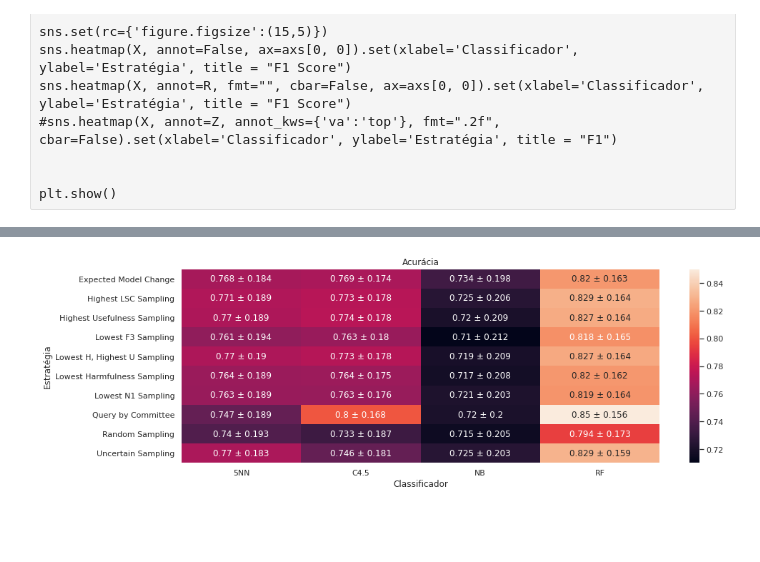
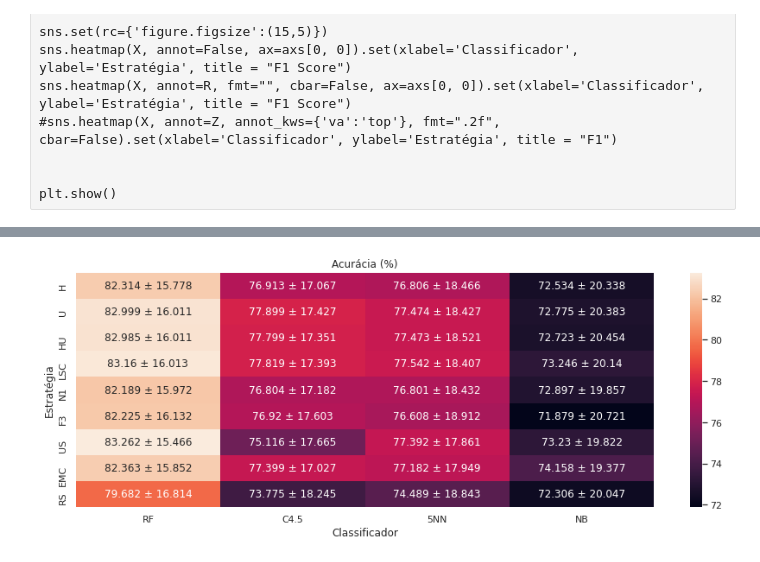
Before and after one commit to ahmoura/active_learning, a Jupyter notebook: ALIH/visualization/Viz output.ipynb, the cells around one changed output, grey strips where cells are left out. Cells and saved outputs as stored; diff of their text form; code cells hidden in the pictures; blank space fills up the shorter version.

```diff
--- a/ALIH/visualization/Viz output.ipynb
+++ b/ALIH/visualization/Viz output.ipynb
@@ -29,0 +56,2 @@ df_all = df_aux[(df_aux.dataset.isin(pyhard_datasets)) & (df_aux.strategy != "Lo
+# %%
+df_all = pd.read_csv("./compilation_values.csv")
@@ -43,4 +87,6 @@ Expected Model Change           25080
 Name: strategy, dtype: int64
+# %%
+df_all = df_all[df_all.strategy != 'QBC']
 # %%
 df_all.rename(columns={"package": "Pacote", "time_elapsed": "Tempo de execução", "classifier": "Classificador", "sample_size": "Tamanho da amostra", "strategy": "Estratégia","dataset": "Conjunto de dados", "accuracy_history": "Acurácia", "f1_history": "F1", "id_bag": "Index da bag", "cost": "Orçamento", "approach":"Abordagem"}).head(50)
 # %% [output]
@@ -213,5 +259,6 @@ _ = sns.lineplot(x="Orçamento", y="Acurácia", hue="Estratégia", style="Pacote
 # Plot the responses for different events and regions
 data = df_all[(df_all.classifier == "C4.5")].rename(columns={"package": "Pacote", "time_elapsed": "Tempo de execução", "classifier": "Classificador", "sample_size": "Tamanho da amostra", "strategy": "Estratégia","dataset": "Conjunto de dados", "accuracy_history": "Acurácia", "f1_history": "F1", "id_bag": "Index da bag", "cost": "Orçamento", "approach":"Abordagem"})
 sns.set(rc={'figure.figsize':(20,10)})
-_ = sns.lineplot(x="Orçamento", y="Acurácia", hue="Estratégia", style="Pacote", data = data, size=10).set(xlabel='Acurácia', ylabel='Estratégia', xticks = range(1,19), title = "Árvore de decisão (C4.5)")
+_ = sns.lineplot(x="Orçamento", y="Acurácia", hue="Estratégia", style="Pacote", data = data).set(xlabel='Acurácia', ylabel='Estratégia', xticks = range(1,19), title = "Árvore de decisão (C4.5)")
+sns.set_style('darkgrid', {'legend.frameon':True})
 # %% [output]
@@ -308,3 +461,16 @@ sns.heatmap(X, annot=R, fmt="", cbar=False, ax=axs[0, 0]).set(xlabel='Classifica
 
 
 plt.show()
+# %%
+X = pd.pivot_table(df_all, values='accuracy_history', index=['strategy'], columns='classifier')
+Y = pd.pivot_table(df_all.groupby(['strategy','classifier']).mean(), values='accuracy_history', index=['strategy'], columns='classifier')
+Z = pd.pivot_table(df_all.groupby(['strategy','classifier']).std(), values='accuracy_history', index=['strategy'], columns='classifier')
+
+R = Y[:]
+for col in Z.columns:
+    R[col] = Y[col].round(3).astype(str) + " ± " + Z[col].round(3).astype(str)
+
+sns.set(rc={'figure.figsize':(15,5)})
+sns.heatmap(X, annot=False).set(xlabel='Classificador', ylabel='Estratégia', title = "Acurácia (%)")
+sns.heatmap(X, annot=R, fmt="", cbar=False).set(xlabel='Classificador', ylabel='Estratégia', title = "Acurácia (%)")
+#sns.heatmap(X, annot=Z, annot_kws={'va':'top'}, fmt=".2f", cbar=False).set(xlabel='Classificador', ylabel='Estratégia', title = "F1")
@@ -317,9 +488,12 @@ R = Y[:]
 for col in Z.columns:
     R[col] = Y[col].round(3).astype(str) + " ± " + Z[col].round(3).astype(str)
 
+X = X.reindex(columns= ["RF", "C4.5", "5NN", "NB"],index= ["H", "U", "HU", "LSC", "N1", "F3", "US", "EMC", "RS"])
+R = R.reindex(columns= ["RF", "C4.5", "5NN", "NB"],index= ["H", "U", "HU", "LSC", "N1", "F3", "US", "EMC", "RS"])
+
 sns.set(rc={'figure.figsize':(15,5)})
-sns.heatmap(X, annot=False).set(xlabel='Classificador', ylabel='Estratégia', title = "Acurácia")
-sns.heatmap(X, annot=R, fmt="", cbar=False).set(xlabel='Classificador', ylabel='Estratégia', title = "Acurácia")
+sns.heatmap(X, annot=False).set(xlabel='Classificador', ylabel='Estratégia', title = "Acurácia (%)")
+sns.heatmap(X, annot=R, fmt="", cbar=False).set(xlabel='Classificador', ylabel='Estratégia', title = "Acurácia (%)")
 #sns.heatmap(X, annot=Z, annot_kws={'va':'top'}, fmt=".2f", cbar=False).set(xlabel='Classificador', ylabel='Estratégia', title = "F1")
 # %% [output]
 [Text(0.5, 21.5, 'Classificador'),
@@ -328,4 +502,4 @@ sns.heatmap(X, annot=R, fmt="", cbar=False).set(xlabel='Classificador', ylabel='
-[figure, old version]
+[figure, new version]
 # %%
 X = pd.pivot_table(df_all, values='f1_history', index=['strategy'], columns='classifier')
 Y = pd.pivot_table(df_all.groupby(['strategy','classifier']).mean(), values='f1_history', index=['strategy'], columns='classifier')
```
Also changed, not shown: parts of 66 cells of this notebook, 20 other files.
